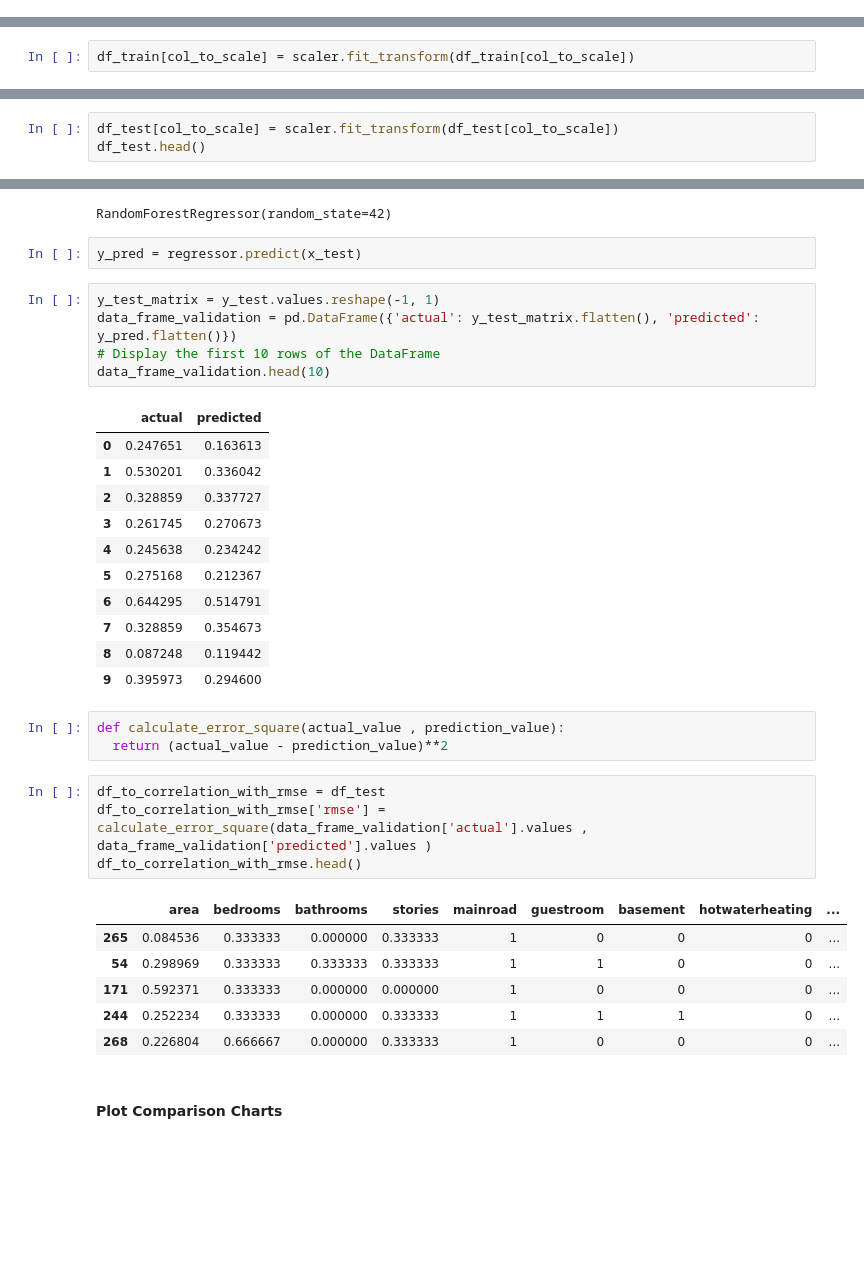
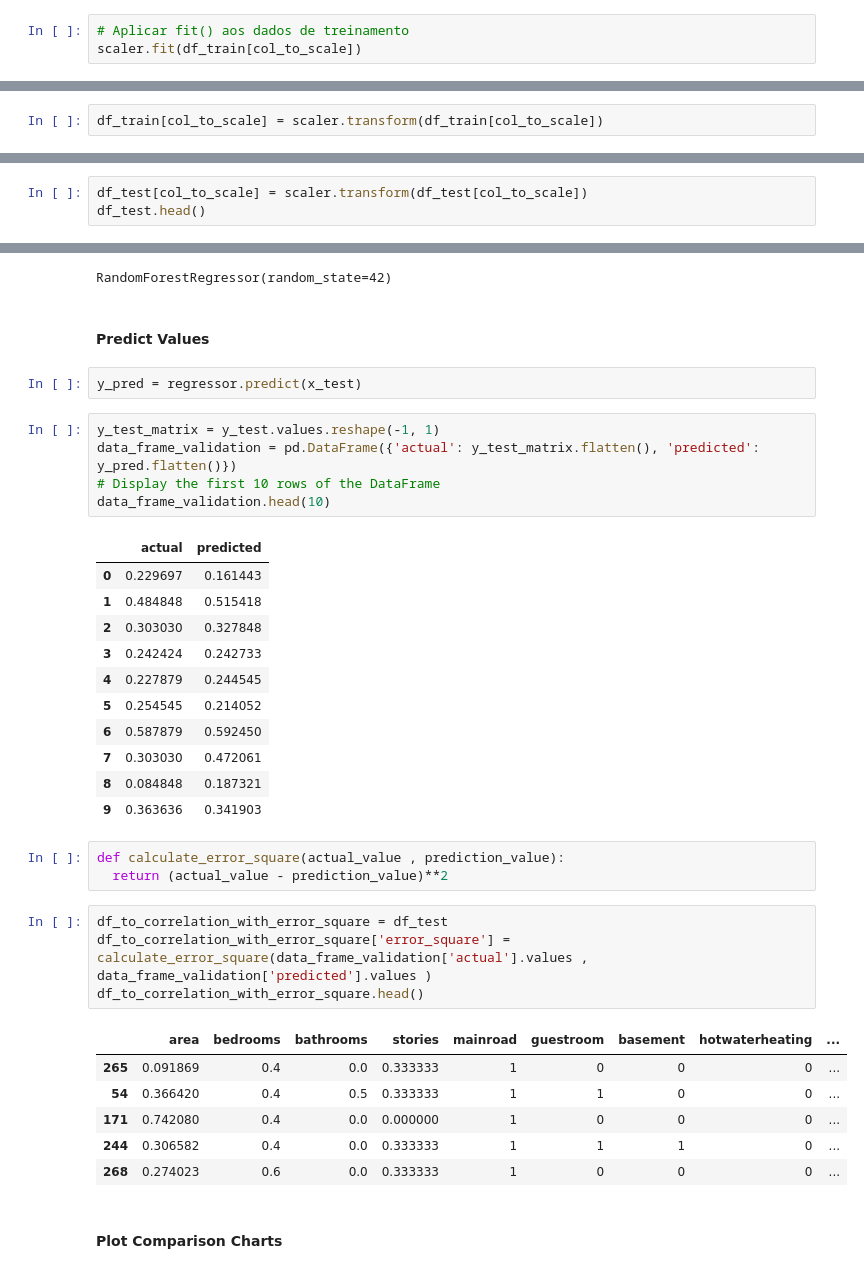
Before and after one commit to efrainmpp1/MachineLearning_And_DataMining, a Jupyter notebook: ExerciseList1/Infer_Price_of_House_by_RandomForest.ipynb, the cells around one changed output, grey strips where cells are left out. Drawn from its saved outputs; the diff is of its cells as text; blank space fills up the shorter version.

```diff
--- a/ExerciseList1/Infer_Price_of_House_by_RandomForest.ipynb
+++ b/ExerciseList1/Infer_Price_of_House_by_RandomForest.ipynb
@@ -272,3 +279,6 @@ This ensures that both the training and test data are on the same scale, which i
 scaler = MinMaxScaler()
 # %%
 col_to_scale = ['area', 'bedrooms', 'bathrooms', 'stories', 'parking', 'price']
+# %%
+# Aplicar fit() aos dados de treinamento
+scaler.fit(df_train[col_to_scale])
@@ -275,5 +287,5 @@ col_to_scale = ['area', 'bedrooms', 'bathrooms', 'stories', 'parking', 'price']
 # %%
-df_train[col_to_scale] = scaler.fit_transform(df_train[col_to_scale])
+df_train[col_to_scale] = scaler.transform(df_train[col_to_scale])
 # %%
 df_train.head()
 # %% [output]
@@ -284,7 +296,7 @@ df_train.head()
 | 35 | 0.548133 | 0.454417 | 0.4 | 0.5 | 1.000000 | 1 | 0 | 0 | 0 | ... |
 | 28 | 0.575758 | 0.538015 | 0.8 | 0.5 | 0.333333 | 1 | 0 | 1 | 1 | ... |
 # %%
-df_test[col_to_scale] = scaler.fit_transform(df_test[col_to_scale])
+df_test[col_to_scale] = scaler.transform(df_test[col_to_scale])
 df_test.head()
 # %% [output]
 |  | price | area | bedrooms | bathrooms | stories | mainroad | guestroom | basement | hotwaterheating | ... |
@@ -313,6 +325,8 @@ regressor = RandomForestRegressor(random_state=42)
 regressor.fit(x_train, y_train)
 # %% [output]
 RandomForestRegressor(random_state=42)
+# %% [markdown]
+#### Predict Values
 # %%
 y_pred = regressor.predict(x_test)
 # %%
@@ -322,30 +336,30 @@ data_frame_validation = pd.DataFrame({'actual': y_test_matrix.flatten(), 'predic
 data_frame_validation.head(10)
 # %% [output]
 |  | actual | predicted |
-| 0 | 0.247651 | 0.163613 |
-| 1 | 0.530201 | 0.336042 |
-| 2 | 0.328859 | 0.337727 |
-| 3 | 0.261745 | 0.270673 |
-| 4 | 0.245638 | 0.234242 |
-| 5 | 0.275168 | 0.212367 |
-| 6 | 0.644295 | 0.514791 |
-| 7 | 0.328859 | 0.354673 |
-| 8 | 0.087248 | 0.119442 |
-| 9 | 0.395973 | 0.294600 |
+| 0 | 0.229697 | 0.161443 |
+| 1 | 0.484848 | 0.515418 |
+| 2 | 0.303030 | 0.327848 |
+| 3 | 0.242424 | 0.242733 |
+| 4 | 0.227879 | 0.244545 |
+| 5 | 0.254545 | 0.214052 |
+| 6 | 0.587879 | 0.592450 |
+| 7 | 0.303030 | 0.472061 |
+| 8 | 0.084848 | 0.187321 |
+| 9 | 0.363636 | 0.341903 |
 # %%
 def calculate_error_square(actual_value , prediction_value):
   return (actual_value - prediction_value)**2
 # %%
-df_to_correlation_with_rmse = df_test
-df_to_correlation_with_rmse['rmse'] = calculate_error_square(data_frame_validation['actual'].values , data_frame_validation['predicted'].values )
-df_to_correlation_with_rmse.head()
+df_to_correlation_with_error_square = df_test
+df_to_correlation_with_error_square['error_square'] = calculate_error_square(data_frame_validation['actual'].values , data_frame_validation['predicted'].values )
+df_to_correlation_with_error_square.head()
 # %% [output]
 |  | area | bedrooms | bathrooms | stories | mainroad | guestroom | basement | hotwaterheating | ... |
-| 265 | 0.084536 | 0.333333 | 0.000000 | 0.333333 | 1 | 0 | 0 | 0 | ... |
-| 54 | 0.298969 | 0.333333 | 0.333333 | 0.333333 | 1 | 1 | 0 | 0 | ... |
-| 171 | 0.592371 | 0.333333 | 0.000000 | 0.000000 | 1 | 0 | 0 | 0 | ... |
-| 244 | 0.252234 | 0.333333 | 0.000000 | 0.333333 | 1 | 1 | 1 | 0 | ... |
-| 268 | 0.226804 | 0.666667 | 0.000000 | 0.333333 | 1 | 0 | 0 | 0 | ... |
+| 265 | 0.091869 | 0.4 | 0.0 | 0.333333 | 1 | 0 | 0 | 0 | ... |
+| 54 | 0.366420 | 0.4 | 0.5 | 0.333333 | 1 | 1 | 0 | 0 | ... |
+| 171 | 0.742080 | 0.4 | 0.0 | 0.000000 | 1 | 0 | 0 | 0 | ... |
+| 244 | 0.306582 | 0.4 | 0.0 | 0.333333 | 1 | 1 | 1 | 0 | ... |
+| 268 | 0.274023 | 0.6 | 0.0 | 0.333333 | 1 | 0 | 0 | 0 | ... |
 # %% [markdown]
 #### Plot Comparison Charts
 # %%
```
Also changed, not shown: parts of 11 cells of this notebook.
